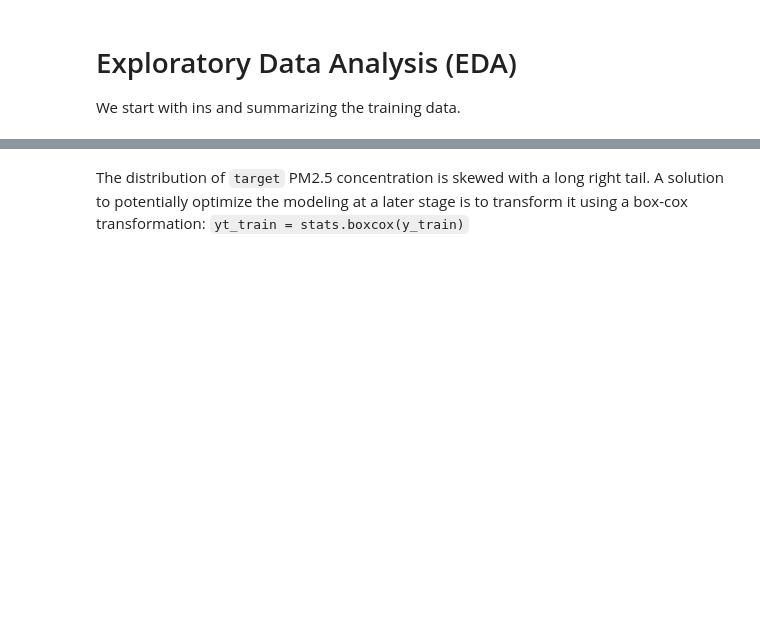
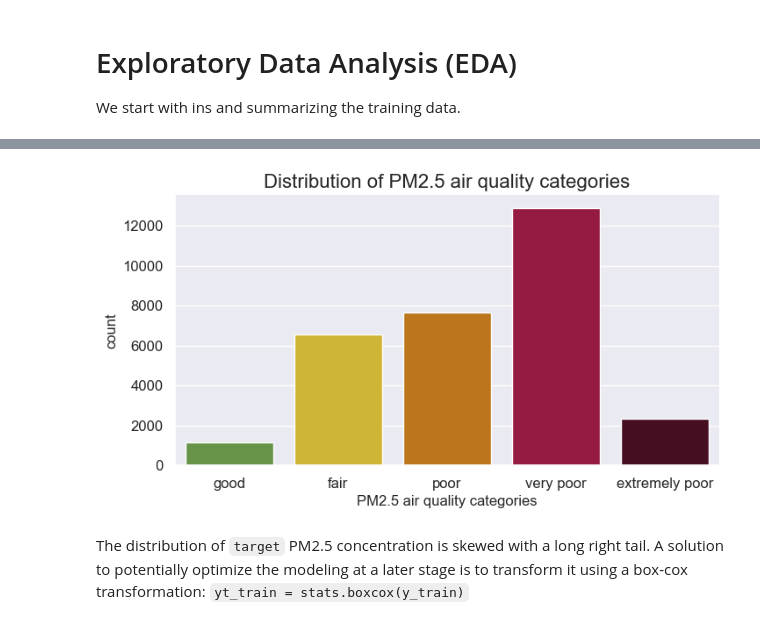
Before and after one commit to Maximilian2509/ds-AirPollution, a Jupyter notebook: air_pollution_challenge.ipynb, the cells around one changed output, grey strips where cells are left out. Cells and saved outputs as stored; diff of their text form; code cells hidden in the pictures; blank space fills up the shorter version.

````diff
--- a/air_pollution_challenge.ipynb
+++ b/air_pollution_challenge.ipynb
@@ -95,11 +97,13 @@ sns.despine()
 # %%
 #Check distribution of the categorized target
 plt.subplots(figsize=(8, 4))
-ax = sns.countplot(x=df.target_cat, colors=target_cat_colors)
-ax.set_title("Distribution of PM2.5 air quality categories", fontsize=20)
-ax.set_xlabel("PM2.5 air quality categories", fontsize=16)
+ax = sns.countplot(x=df.target_cat, palette=target_cat_colors)
+ax.set_title("Distribution of PM2.5 air quality categories", fontsize=16)
+ax.set_xlabel("PM2.5 air quality categories", fontsize=12)
 ax.tick_params(labelsize=12)
 sns.despine()
+# %% [output]
+[figure, added]
 # %% [markdown]
 The distribution of ```target``` PM2.5 concentration is skewed with a long right tail. A solution to potentially optimize the modeling at a later stage is to transform it using a box-cox transformation: ```yt_train = stats.boxcox(y_train)```
 # %% [markdown]
````
Also changed, not shown: parts of 7 cells of this notebook.
